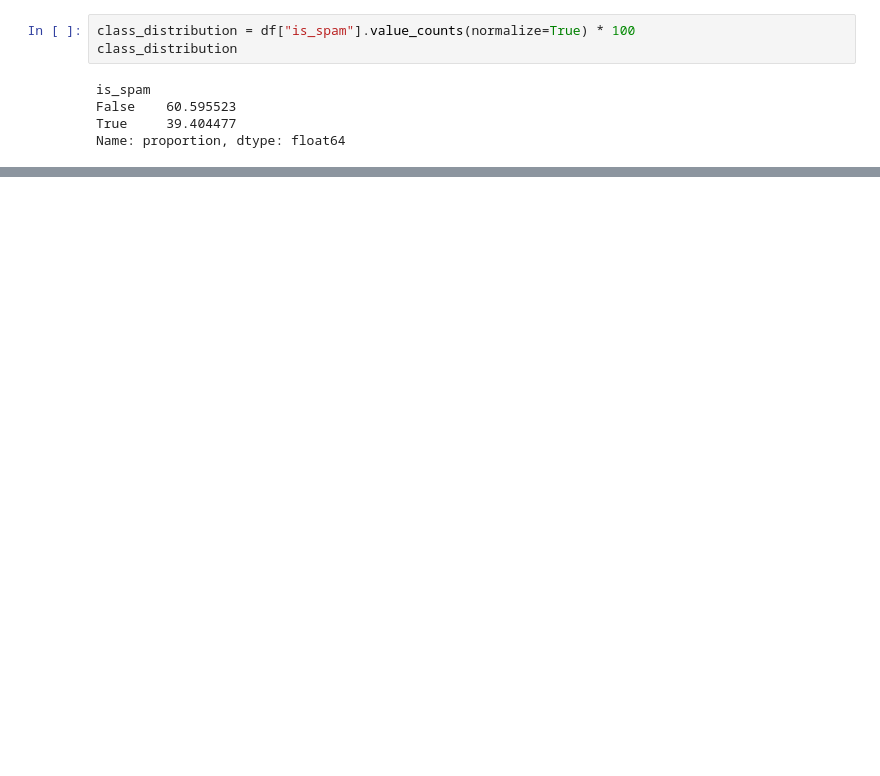
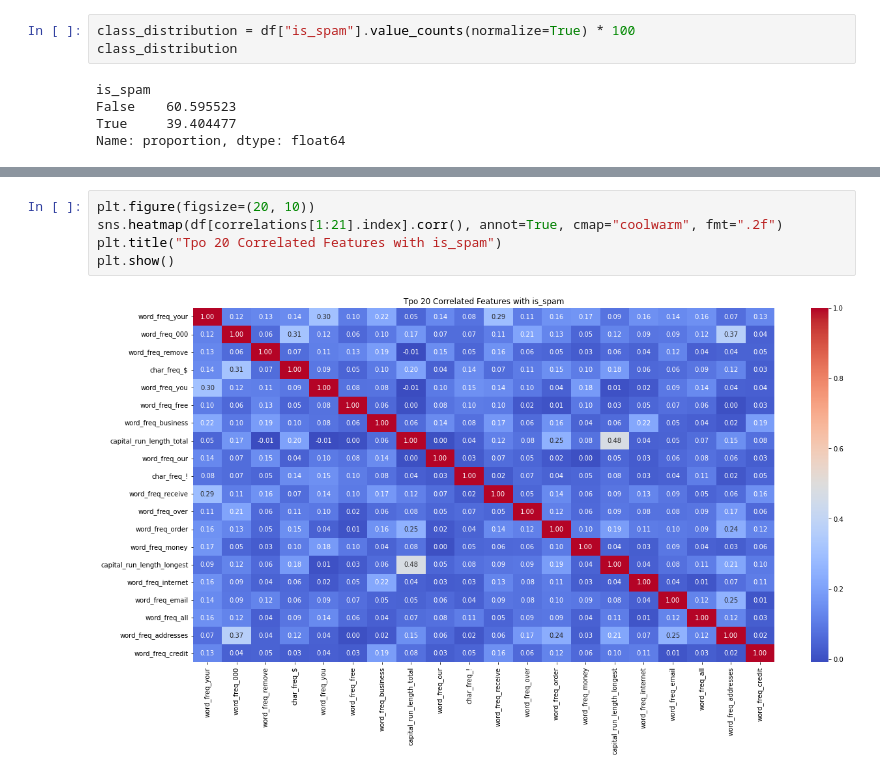
Before and after one commit to Venkatnelluri-max/Artificial-intelligence-CA--1, a Jupyter notebook: Vicky_ML_CA1.ipynb, the cells around one changed output, grey strips where cells are left out. Saved outputs shown, nothing was run; the diff lists cells and outputs as text; blank space fills up the shorter version.

```diff
--- a/Vicky_ML_CA1.ipynb
+++ b/Vicky_ML_CA1.ipynb
@@ -449,0 +170,7 @@ plt.show()
+# %%
+plt.figure(figsize=(20, 10))
+sns.heatmap(df[correlations[1:21].index].corr(), annot=True, cmap="coolwarm", fmt=".2f")
+plt.title("Tpo 20 Correlated Features with is_spam")
+plt.show()
+# %% [output]
+[figure, added]
```
Also changed, not shown: parts of 72 cells of this notebook.
